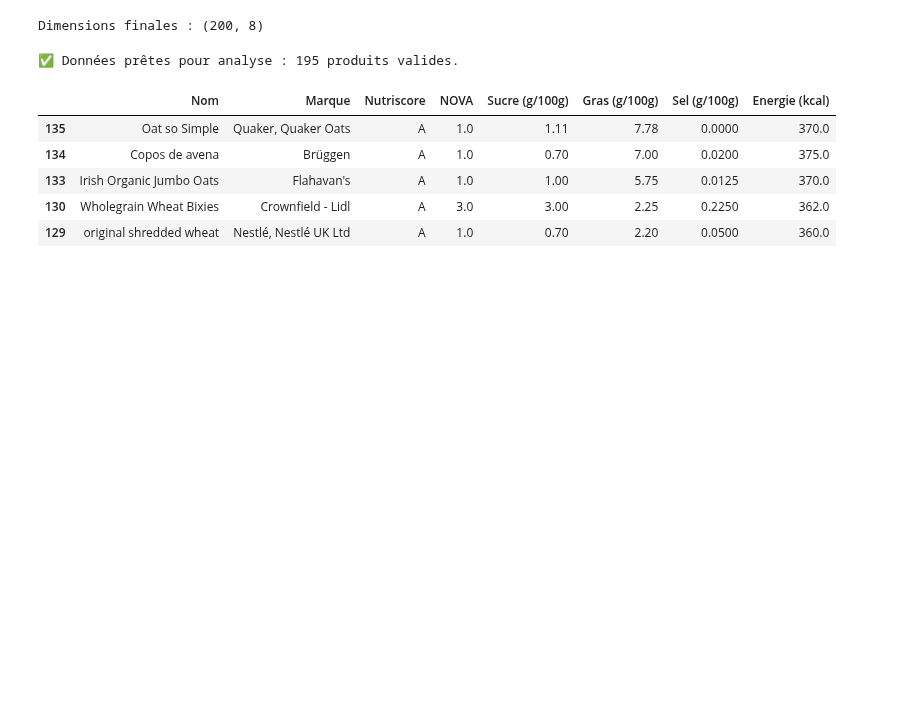
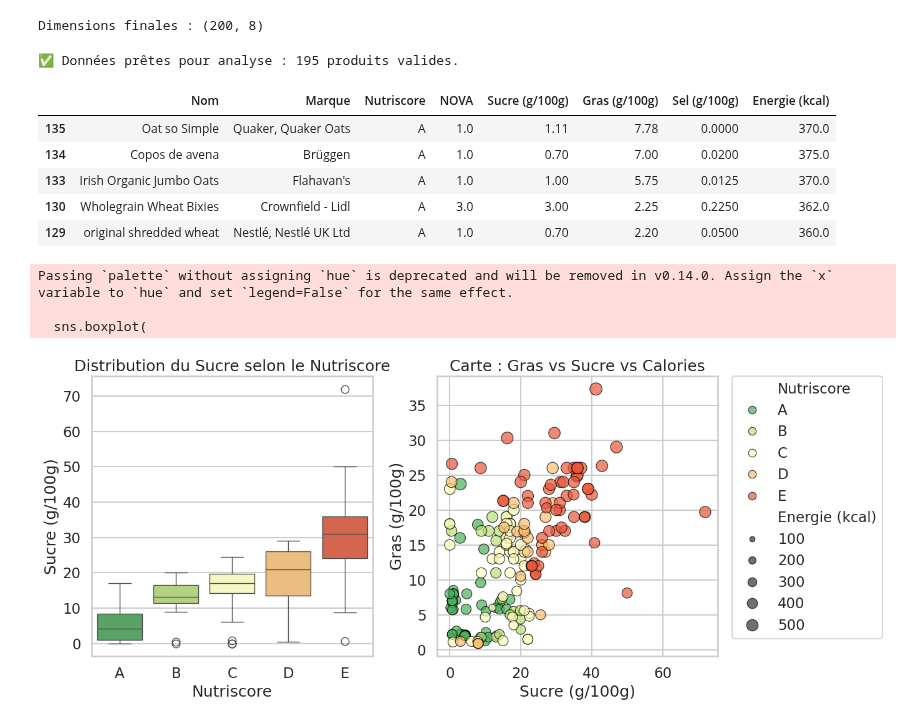
Before and after one commit to Mc3li3/ENSAE-Python-pour-la-data-science, a Jupyter notebook: src/main.ipynb, the cells around one changed output. Cells and saved outputs as stored; diff of their text form; code cells hidden in the pictures; blank space fills up the shorter version.

Commit message:
Visualisation

```diff
--- a/src/main.ipynb
+++ b/src/main.ipynb
@@ -124,3 +124,41 @@ display(df.head())
 | 133 | Irish Organic Jumbo Oats | Flahavan's | A | 1.0 | 1.00 | 5.75 | 0.0125 | 370.0 |
 | 130 | Wholegrain Wheat Bixies | Crownfield - Lidl | A | 3.0 | 3.00 | 2.25 | 0.2250 | 362.0 |
 | 129 | original shredded wheat | Nestlé, Nestlé UK Ltd | A | 1.0 | 0.70 | 2.20 | 0.0500 | 360.0 |
+# %%
+# Visualisation et Analyse
+
+plt.figure(figsize=(14, 6))
+
+# Boxplot
+plt.subplot(1, 2, 1)
+sns.boxplot(
+    data=df,
+    x='Nutriscore',
+    y='Sucre (g/100g)',
+    palette="RdYlGn_r"
+)
+plt.title("Distribution du Sucre selon le Nutriscore")
+
+# Analyse multivariée : Relation Gras / Sucre / Calories
+plt.subplot(1, 2, 2)
+sns.scatterplot(
+    data=df,
+    x="Sucre (g/100g)",
+    y="Gras (g/100g)",
+    hue="Nutriscore",     # La couleur dépend du score
+    size="Energie (kcal)",# La taille du point dépend des calories
+    sizes=(20, 200),      # Echelle de taille
+    palette="RdYlGn_r",
+    alpha=0.7,            # Transparence pour voir les points superposés
+    edgecolor="black"
+)
+plt.title("Carte : Gras vs Sucre vs Calories")
+plt.legend(bbox_to_anchor=(1.05, 1), loc=2, borderaxespad=0.)
+
+plt.tight_layout() # Ajuste automatiquement les marges
+plt.show()
+# %% [output]
+Passing `palette` without assigning `hue` is deprecated and will be removed in v0.14.0. Assign the `x` variable to `hue` and set `legend=False` for the same effect.
+
+  sns.boxplot(
+[figure, added]
```
